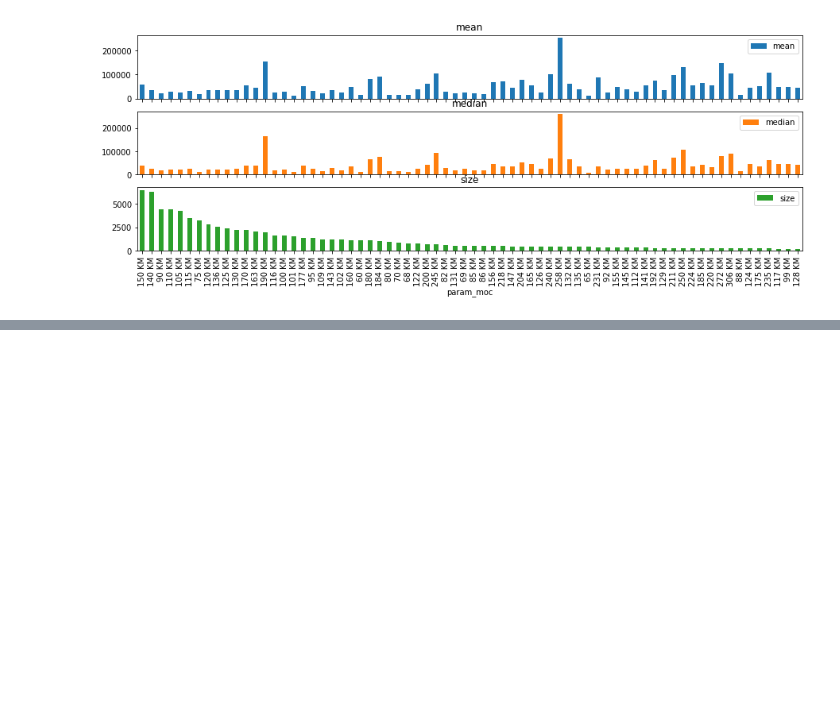
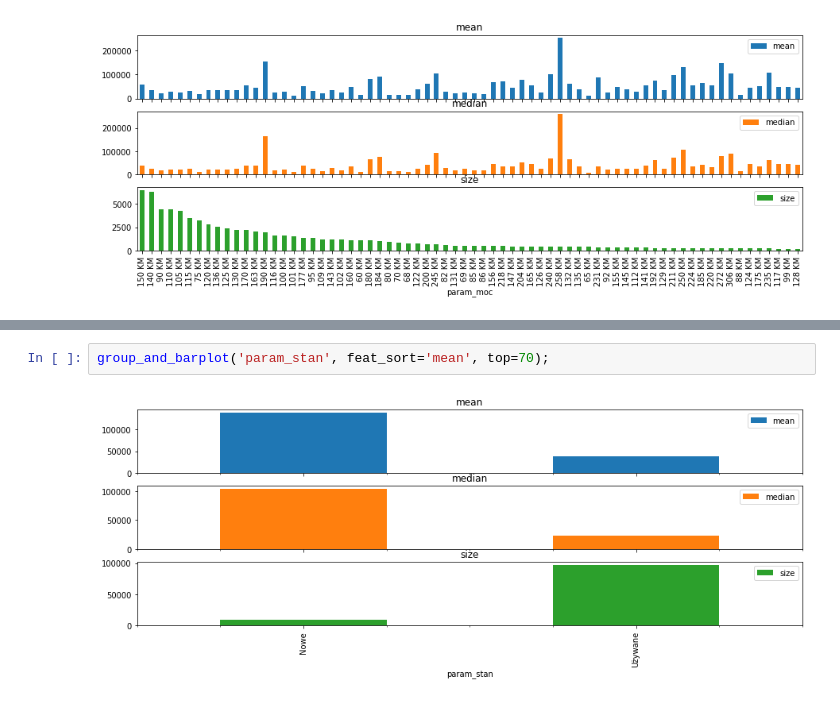
Before and after one commit to vainamonen/dw_matrix_car, a Jupyter notebook: day2_visualization.ipynb, the cells around one changed output, grey strips where cells are left out. Cells and saved outputs as stored; diff of their text form; blank space fills up the shorter version.

```diff
--- a/day2_visualization.ipynb
+++ b/day2_visualization.ipynb
@@ -152,0 +157,4 @@ group_and_barplot('param_moc', feat_sort='size', top=70);
+# %%
+group_and_barplot('param_stan', feat_sort='mean', top=70);
+# %% [output]
+[figure, added]
```
Also changed, not shown: parts of 2 cells of this notebook, 2 other files.
